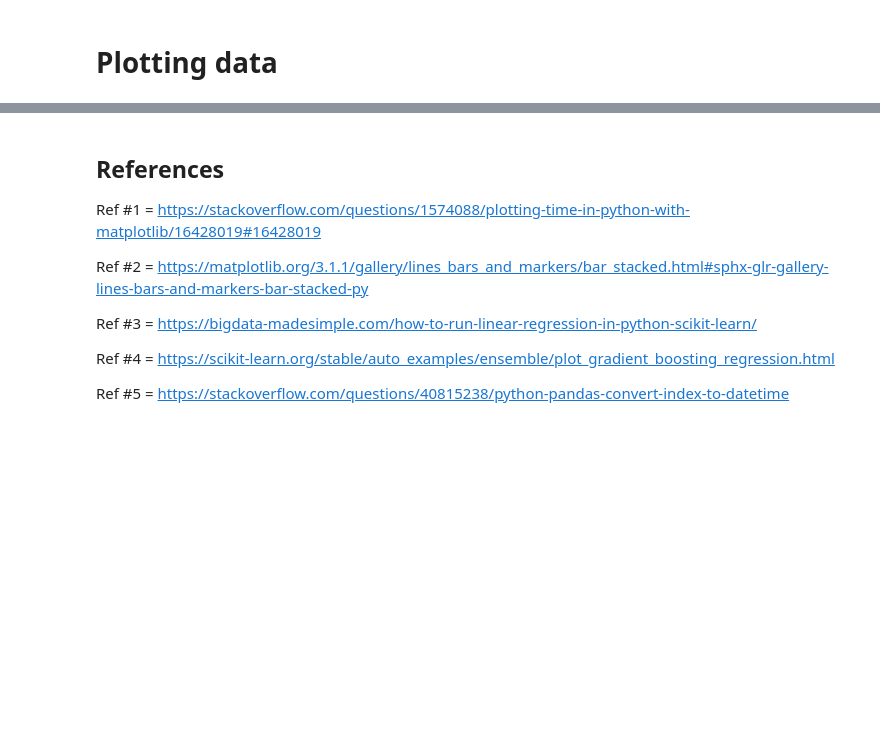
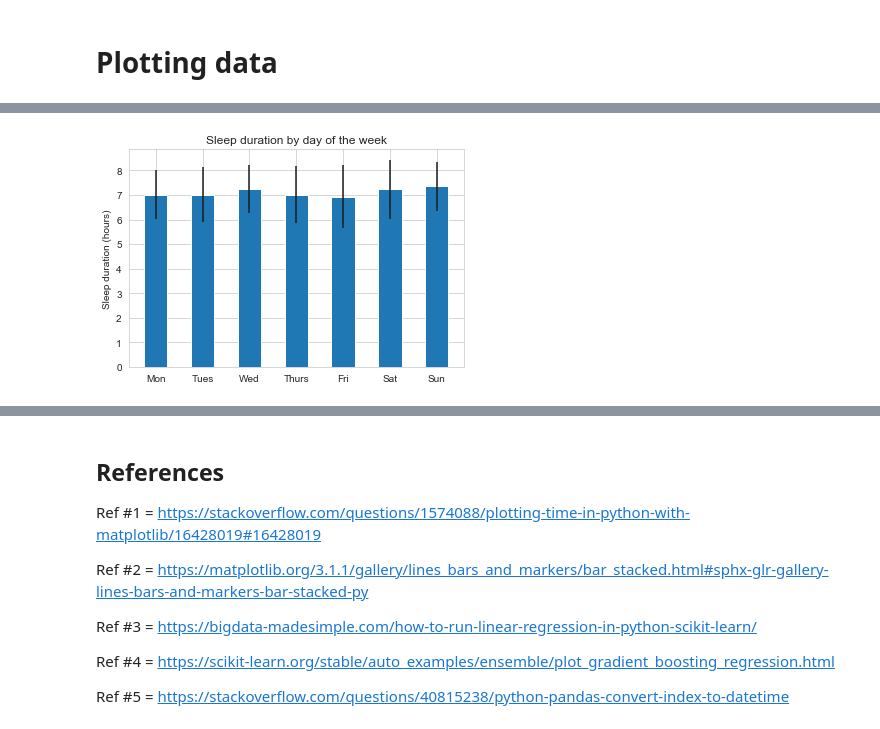
Before and after one commit to Amita22/Machine-Learning-Fitbit-Sleep, a Jupyter notebook: analysis.ipynb, the cells around one changed output, grey strips where cells are left out. Saved outputs shown, nothing was run; the diff lists cells and outputs as text; code cells hidden in the pictures; blank space fills up the shorter version.

```diff
--- a/analysis.ipynb
+++ b/analysis.ipynb
@@ -500,22 +530,4 @@ MSE: 0.2003
 # %%
-#Functions taken from "Data Science from Scratch", second edition, by Joel Grus
-def bucketize(point: float, bucket_size: float) -> float:
-    """Floor the point to the next lower multiple of bucket_size"""
-    return bucket_size * math.floor(point / bucket_size)
-
-def make_histogram(points: List[float], bucket_size: float) -> Dict[float, int]:
-    """Buckets the points and counts how many in each bucket"""
-    return Counter(bucketize(point, bucket_size) for point in points)
-
-def plot_histogram(points: List[float], bucket_size: float, title: str = ""):
-    histogram = make_histogram(points, bucket_size)
-    plt.bar(histogram.keys(), histogram.values(), width=bucket_size)
-    plt.title(title)
-    plt.show()
-    plt.close()
-
-#plot_histogram(sleep_list,0.2,"Sleep data")
-
 def plot_variable_histogram(sleep_list: List[float], variable_list: List[float], setting: str):
     mean_list = []
     stdev_list = []
@@ -557,71 +569,8 @@ def plot_variable_histogram(sleep_list: List[float], variable_list: List[float],
         plt.show()
         plt.close()
 
-#plot_variable_histogram(sleep_list, weekday_list, "weekday")
-#plot_variable_histogram(sleep_list, month_list, "month")
-
-## Plot sleep duration as a function of other parameters
-Look for correlations between sleep duration and the parameters
-
-def plot_nice(list1: List[Any], list2: List[Any], title: str, label1: str, label2: str):
-    plt.plot(list1, list2, 'o', alpha=0.2, label='data')
-    # label each point
-    '''for x, y, date in zip(list1, list2, date_list):
-        plt.annotate(date,
-                 xy=(x, y), # Put the label with its point
-                 xytext=(5, -5),                  # but slightly offset
-                 textcoords='offset points',
-                 size=5)'''
-    plt.title(title)
-    plt.xlabel(label1)
-    plt.ylabel(label2)
-
-    x = np.asarray(list1)
-    y = np.asarray(list2)
-
-    if isinstance(list1[0],datetime.datetime): #For time on x-axis (see Ref #1)
-        x = dates.date2num(list1)
-        plt.gcf().autofmt_xdate()
-        myFmt = dates.DateFormatter('%H:%M')
-        plt.gca().xaxis.set_major_formatter(myFmt)
-    if isinstance(list2[0],datetime.datetime): #For time on y-axis
-        y = dates.date2num(list2)
-        myFmt = dates.DateFormatter('%H:%M')
-        plt.gca().yaxis.set_major_formatter(myFmt)
-
-    slope, intercept, r_value, p_value, std_err = stats.linregress(x, y)
-    #print("slope: %f    intercept: %f" % (slope, intercept))
-    print(f"correlation: {r_value} for {title}")
-    plt.plot(x, intercept + slope*x, 'r', label='linear fit')
-    plt.legend()
-
-    ax = plt.gcf().axes[0]
-    ax.grid(True)
-    #if (r_value**2 >0.05):
-    plt.show()
-    plt.gca().clear()
-    plt.close()
-
-#plot_nice(heart_below_one_list,sleep_list,"Sleep duration vs. Time below heart zone 1","Time below heart zone 1 (hours)","Sleep duration (hours)")
-#plot_nice(heart_zone_one_list,sleep_list,"Sleep duration vs. Time in heart zone 1","Time in heart zone 1 (hours)","Sleep duration (hours)")
-#plot_nice(heart_zone_two_list,sleep_list,"Sleep duration vs. Time in heart zone 2","Time in heart zone 2 (minutes)","Sleep duration (hours)")
-#plot_nice(heart_zone_three_list,sleep_list,"Sleep duration vs. Time in heart zone 3","Time in heart zone 3 (minutes)","Sleep duration (hours)")
-
-#plot_nice(lightly_active_list,sleep_list,"Sleep duration vs. Lightly active time","Lightly active time (hours)","Sleep duration (hours)")
-#plot_nice(moderately_active_list,sleep_list,"Sleep duration vs. Moderately active time","Moderately active time (hours)","Sleep duration (hours)")
-#plot_nice(very_active_list,sleep_list,"Sleep duration vs. Very active time","Very active time(hours)","Sleep duration (hours)")
-#plot_nice(sedentary_list,sleep_list,"Sleep duration vs. Sedentary time","Sedentary time (hours)","Sleep duration (hours)")
-
-#plot_nice(stairs_list,sleep_list,"Sleep duration vs. Floors","Floors","Sleep duration (hours)")
-#plot_nice(distance_list,sleep_list,"Sleep duration vs. Distance","Distance (miles)","Sleep duration (hours)")
-#plot_nice(calories_list,sleep_list,"Sleep duration vs. Calories","Calories","Sleep duration (hours)")
-#plot_nice(steps_list,sleep_list,"Sleep duration vs. Steps","Steps","Sleep duration (hours)")
-
-#plot_nice(temp_max_list,sleep_list,"Sleep duration vs. Max temperature","Max temperature ($^\circ$F)","Sleep duration (hours)")
-#plot_nice(temp_min_list,sleep_list,"Sleep duration vs. Min temperature","Min temperature ($^\circ$F)","Sleep duration (hours)")
-
-#plot_nice(previous_day_sleep_list,current_day_sleep_list,"Sleep duration vs. Previous day's sleep","Previous day's sleep (hours)","Sleep duration (hours)")
-
-#plot_nice(start_time_list,sleep_list,"Sleep duration vs. Start time","Sleep start time","Sleep duration (hours)")
-#plot_nice(stop_time_list,sleep_list,"Sleep duration vs. Stop time","Sleep stop time","Sleep duration (hours)")
+weekday_list = df_clean['weekday'].tolist()
+month_list = df_clean['month'].tolist()
+plot_variable_histogram(sleep_list, weekday_list, "weekday")
+plot_variable_histogram(sleep_list, month_list, "month")
 # %% [output]
@@ -628,0 +577 @@ SyntaxError: invalid syntax (<ipython-input-13-80a9663acfb9>, line 64)
+[figure, added]
```
Also changed, not shown: parts of 9 cells of this notebook.
